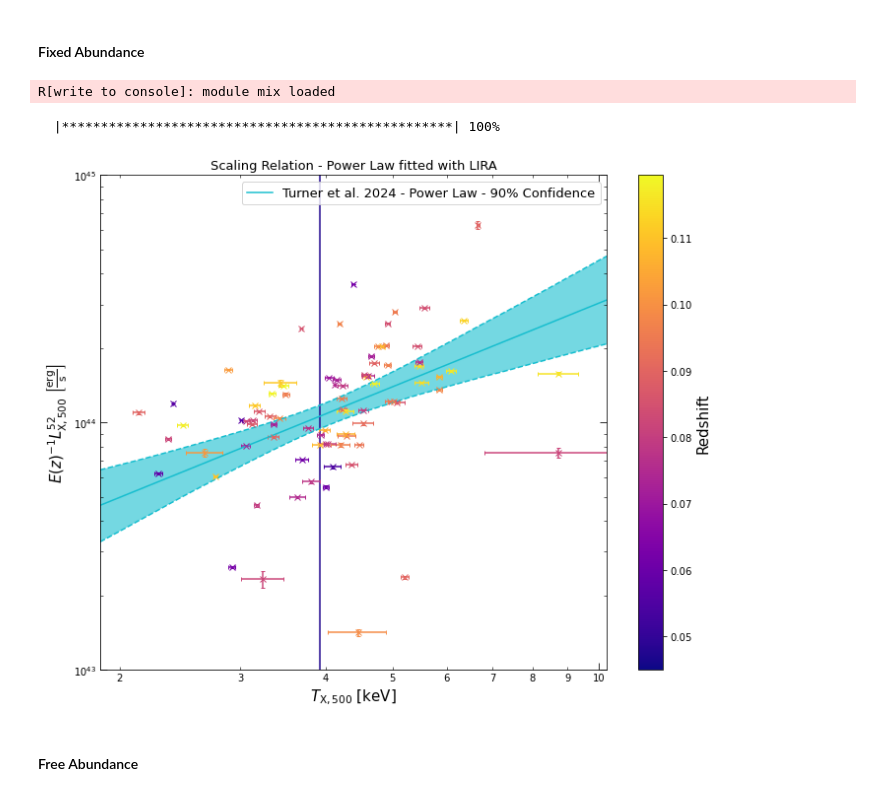
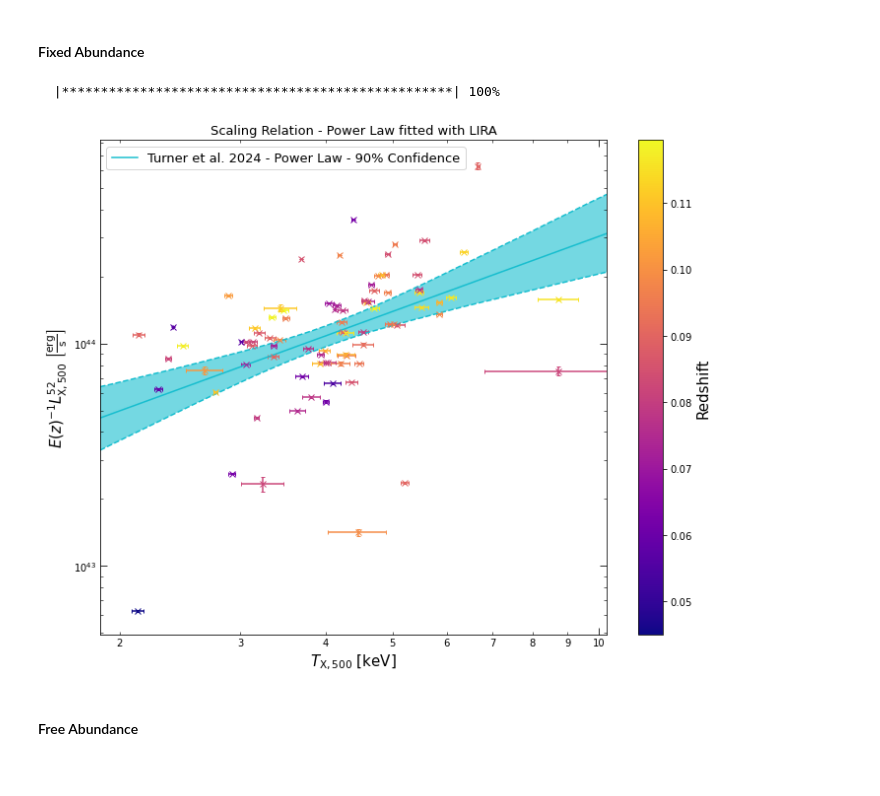
Before and after one commit to LoVoCCS/X-LoVoCCS-Analyses, a Jupyter notebook: notebooks/scaling_relations/luminosity_temperature.ipynb, the cells around one changed output. Cells and saved outputs as stored; diff of their text form; code cells hidden in the pictures.

```diff
--- a/notebooks/scaling_relations/luminosity_temperature.ipynb
+++ b/notebooks/scaling_relations/luminosity_temperature.ipynb
@@ -78,6 +90,10 @@ array([0.95876463, 0.96477483, 0.96603877, 0.97149936, 0.97461373,
 #### Fixed Abundance
 # %%
 lx = Quantity(res500[['Lx500_0.5-2.0', 'Lx500_0.5-2.0-', 'Lx500_0.5-2.0+']].values, 'erg/s')*inv_e[..., None]
+
+# TODO WE'LL NEED TO DECIDE HOW TO DO THIS PROPERLY
+lx[np.where((lx[:, 1] > lx[:, 0]) | (lx[:, 2] > lx[:, 0]))[0], :] = np.NaN
+
 tx = Quantity(res500[['Tx500', 'Tx500-', 'Tx500+']].values, 'keV')
 
 lx52_tx_r500_metfix = scaling_relation_lira(lx[:, 0], lx[:, 1:], tx[:, 0], tx[:, 1:], lx52_norm, tx_norm,
@@ -88,12 +104,12 @@ lx52_tx_r500_metfix.author = "Turner et al."
 lx52_tx_r500_metfix.model_colour = "tab:cyan"
 lx52_tx_r500_metfix.name = r"X-LoVoCCS $R_{500}$ Met-Fixed"
 # %% [output]
-R[write to console]: module mix loaded
+  |**************************************************| 100%
-  |**************************************************| 100%
 # %%
-lx52_tx_r500_metfix.view(y_lims=Quantity([1e+43, 1e+45], 'erg/s'))
+# lx52_tx_r500_metfix.view(y_lims=Quantity([1e+43, 1e+45], 'erg/s'))
+lx52_tx_r500_metfix.view()
 # %% [output]
-[figure, old version]
+[figure, new version]
 # %% [markdown]
 #### Free Abundance
 # %%
```
Also changed, not shown: parts of 8 cells of this notebook.
